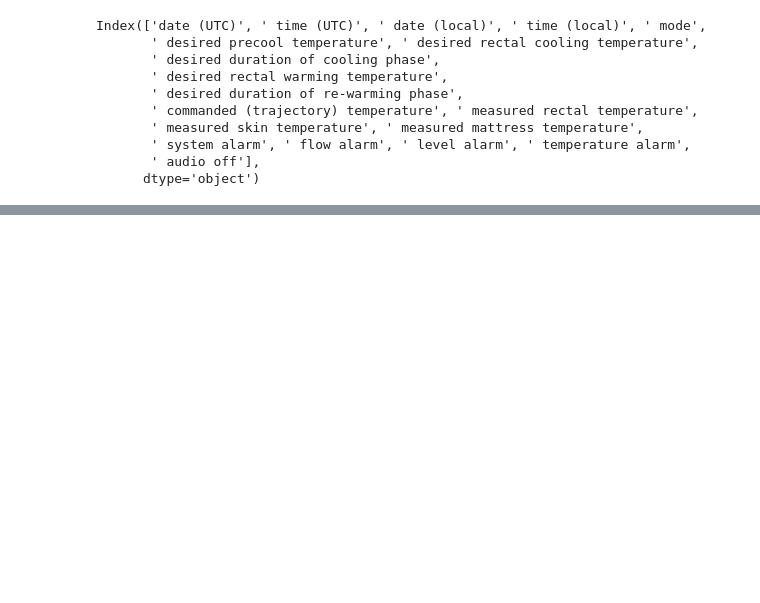
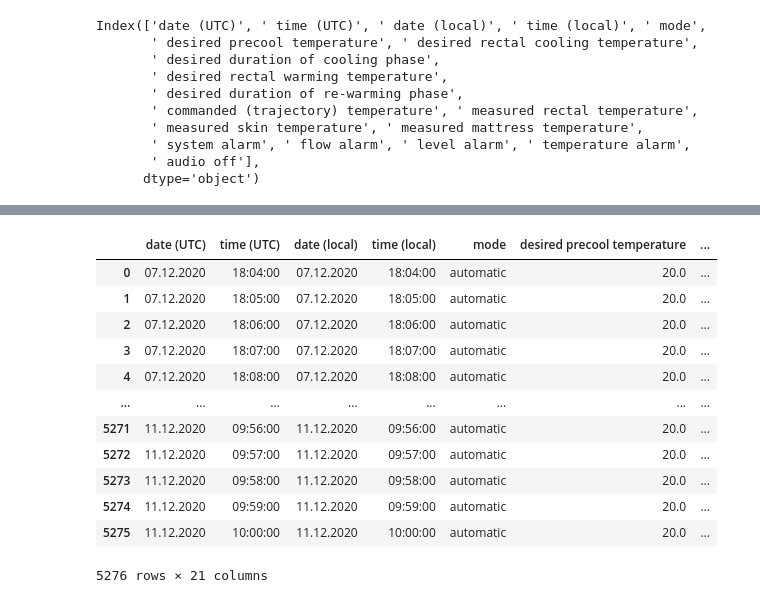
Before and after one commit to igikiss/Portfolio, a Jupyter notebook: OAM/Tecotherm-1.ipynb, the cells around one changed output, grey strips where cells are left out. Saved outputs shown, nothing was run; the diff lists cells and outputs as text; code cells hidden in the pictures; blank space fills up the shorter version.

```diff
--- a/OAM/Tecotherm-1.ipynb
+++ b/OAM/Tecotherm-1.ipynb
@@ -76,15 +76,32 @@ memory usage: 791.6+ KB
 # %%
 data.columns = data.columns.str.strip()
 # %%
-# Remove leading and trailing spaces from the date and time strings
-data['date (UTC)'] = data['date (UTC)'].str.strip()
-data['time (UTC)'] = data['time (UTC)'].str.strip()
-data['date (local)'] = data['date (local)'].str.strip()
-data['time (local)'] = data['time (local)'].str.strip()
+def clean_datetime(data):
+    data['date (UTC)'] = data['date (UTC)'].str.strip()
+    data['time (UTC)'] = data['time (UTC)'].str.strip()
+    data['date (local)'] = data['date (local)'].str.strip()
+    data['time (local)'] = data['time (local)'].str.strip()
 
-# Concatenate the date and time strings and convert them to datetime objects
-data['datetime (UTC)'] = pd.to_datetime(data['date (UTC)'] + ' ' + data['time (UTC)'], dayfirst=True)
-data['datetime (local)'] = pd.to_datetime(data['date (local)'] + ' ' + data['time (local)'], dayfirst=True)
+    data['datetime (UTC)'] = pd.to_datetime(data['date (UTC)'] + ' ' + data['time (UTC)'], dayfirst=True)
+    data['datetime (local)'] = pd.to_datetime(data['date (local)'] + ' ' + data['time (local)'], dayfirst=True)
+
+    return data
+# %%
+clean_datetime(data)
+# %% [output]
+|  | date (UTC) | time (UTC) | date (local) | time (local) | mode | desired precool temperature | ... |
+| 0 | 07.12.2020 | 18:04:00 | 07.12.2020 | 18:04:00 | automatic | 20.0 | ... |
+| 1 | 07.12.2020 | 18:05:00 | 07.12.2020 | 18:05:00 | automatic | 20.0 | ... |
+| 2 | 07.12.2020 | 18:06:00 | 07.12.2020 | 18:06:00 | automatic | 20.0 | ... |
+| 3 | 07.12.2020 | 18:07:00 | 07.12.2020 | 18:07:00 | automatic | 20.0 | ... |
+| 4 | 07.12.2020 | 18:08:00 | 07.12.2020 | 18:08:00 | automatic | 20.0 | ... |
+| ... | ... | ... | ... | ... | ... | ... | ... |
+| 5271 | 11.12.2020 | 09:56:00 | 11.12.2020 | 09:56:00 | automatic | 20.0 | ... |
+| 5272 | 11.12.2020 | 09:57:00 | 11.12.2020 | 09:57:00 | automatic | 20.0 | ... |
+| 5273 | 11.12.2020 | 09:58:00 | 11.12.2020 | 09:58:00 | automatic | 20.0 | ... |
+| 5274 | 11.12.2020 | 09:59:00 | 11.12.2020 | 09:59:00 | automatic | 20.0 | ... |
+| 5275 | 11.12.2020 | 10:00:00 | 11.12.2020 | 10:00:00 | automatic | 20.0 | ... |
+5276 rows × 21 columns
 # %%
 start_date = data['datetime (local)'].min()
 end_date = data['datetime (local)'].max()
```
Also changed, not shown: parts of 9 cells of this notebook, 1 other file.
